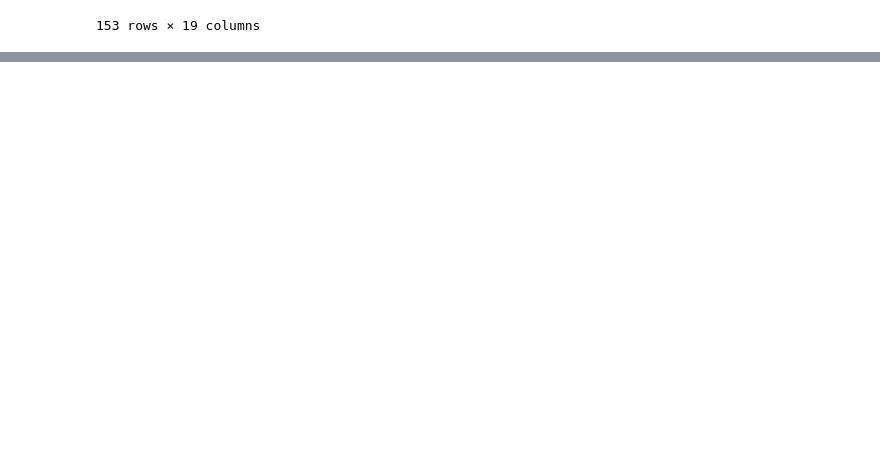
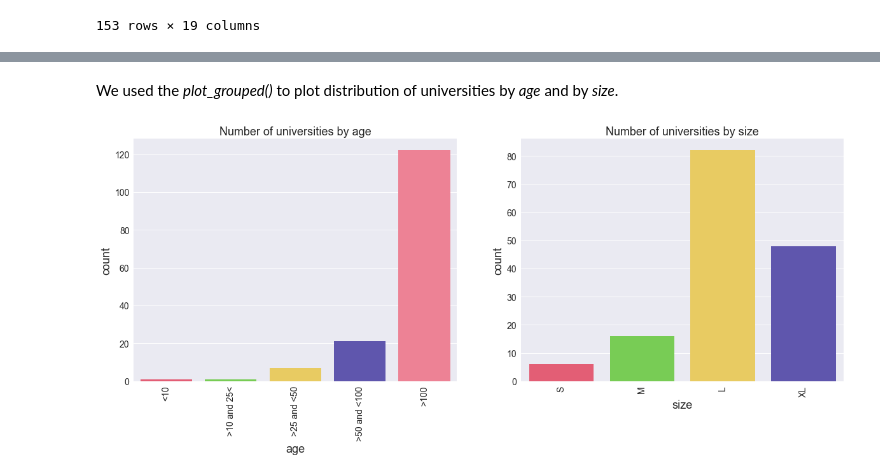
Before and after one commit to stojadin2701/ADA2017, a Jupyter notebook: HW2/Homework 2.ipynb, the cells around one changed output, grey strips where cells are left out. Saved outputs shown, nothing was run; the diff lists cells and outputs as text; code cells hidden in the pictures; blank space fills up the shorter version.

```diff
--- a/HW2/Homework 2.ipynb
+++ b/HW2/Homework 2.ipynb
@@ -973,0 +1054,10 @@ aggregated
+# %%
+def create_new_score(row):
+    new_ranking= 0.0
+    avg_student_staff = 2/(row['student to staff ratio Top Uni'] + row['student to staff ratio Times'])
+    avg_inter_stud = (row['international students ratio Top Uni'] + row['international students ratio Times'])/2
+    new_ranking = avg_student_staff + avg_inter_stud
+    return new_ranking
+# %%
+analysis = aggregated.copy()
+analysis['combined score'] = analysis.apply(create_new_score, axis = 1)
@@ -973,0 +1066,23 @@ aggregated
+# %%
+def plot_grouped(df, group_col, info_col, new_col, how, grid_position, title):
+    plt.subplot(grid_position)
+    if how == 'count':
+        kwargs = { new_col : df.groupby(group_col).count()[info_col]}
+        chart = df.groupby(group_col).count().assign(**kwargs)
+    else :
+        if how == 'mean':
+            kwargs = { new_col : df.groupby(group_col).mean()[info_col]}
+            chart = df.groupby(group_col).mean().assign(**kwargs)
+    sns.barplot(x = chart.index, y = chart[new_col]).set_xticklabels(chart.index, rotation=90, fontsize = 14)
+    plt.title(title, fontsize = 18)
+# %% [markdown]
+We used the *plot_grouped()* to plot distribution of universities by *age* and by *size*.
+# %%
+plt.figure(figsize = (20, 7))
+grid  = GridSpec(1, 2)
+#plot number of universities by age
+plot_grouped(analysis, 'age', 'combined score', 'count', 'count', grid[0, 0], 'Number of universities by age')
+#plot number of universities by age
+plot_grouped(analysis, 'size', 'combined score', 'count', 'count', grid[0, 1], 'Number of universities by size')
+# %% [output]
+[figure, added]
```
Also changed, not shown: parts of 55 cells of this notebook.
